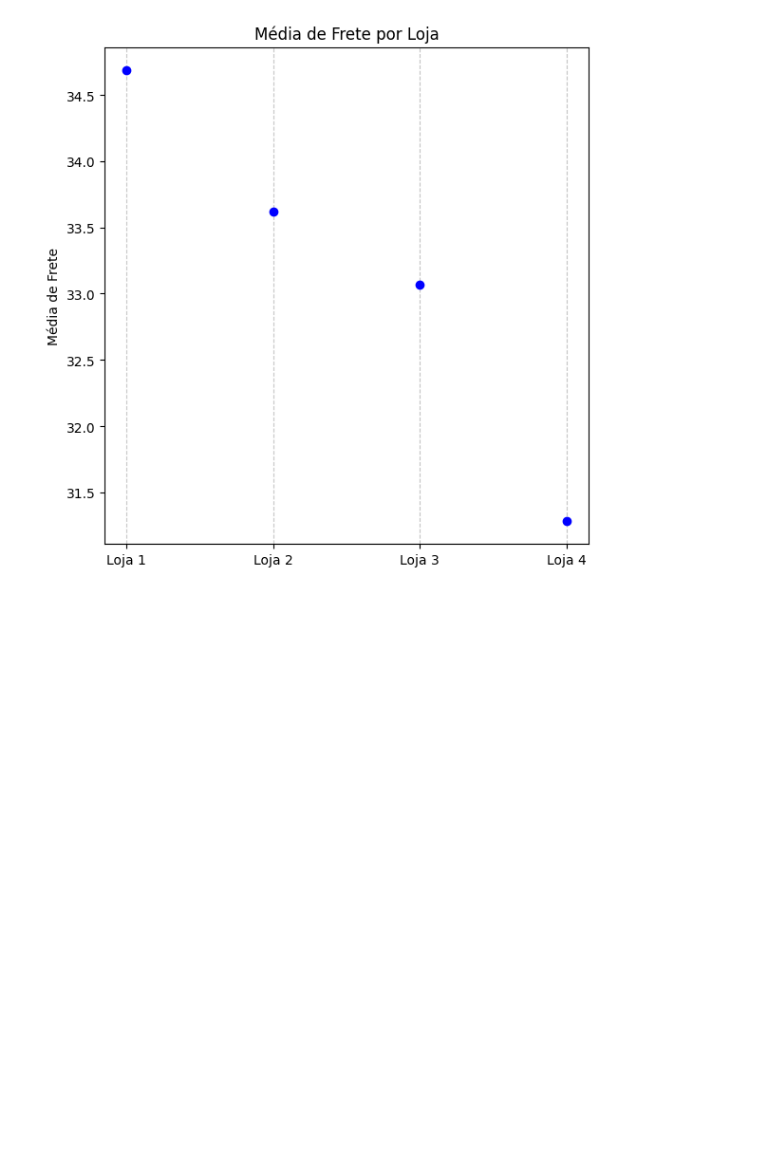
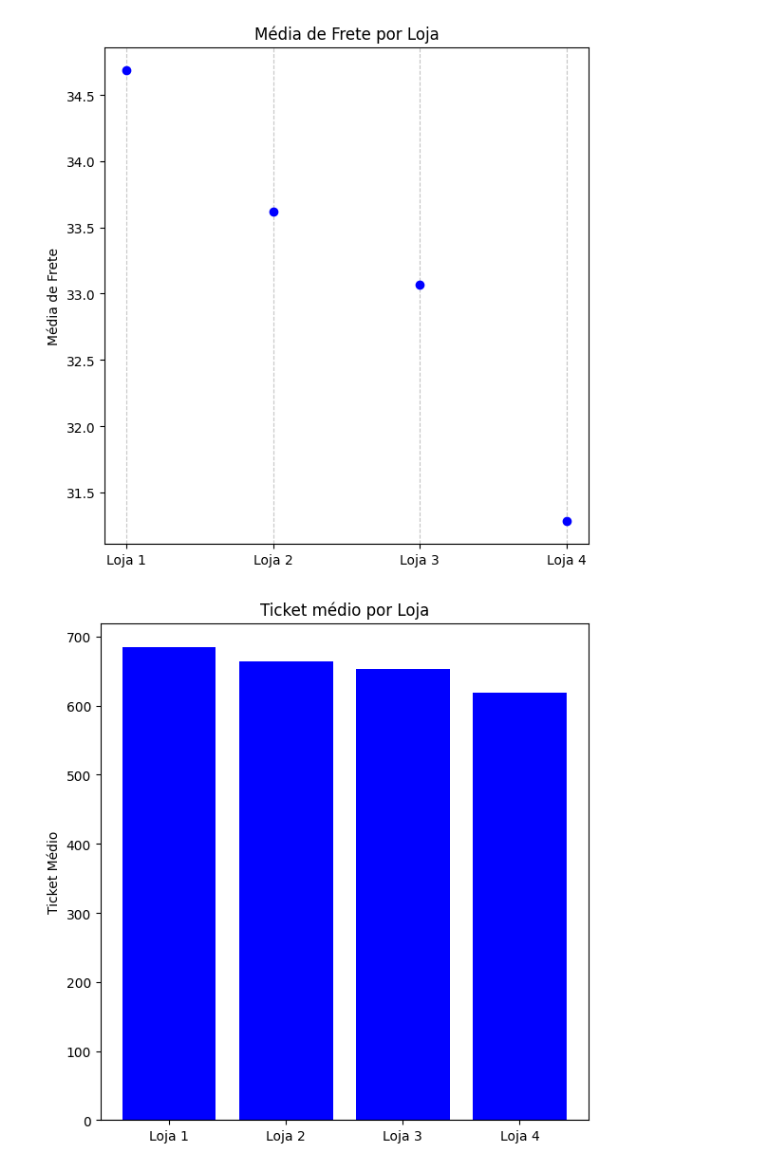
Before and after one commit to rafaelherbster/Alura-Store, a Jupyter notebook: AluraStoreBr.ipynb, the cells around one changed output. Drawn from its saved outputs; the diff is of its cells as text; code cells hidden in the pictures; blank space fills up the shorter version.

```diff
--- a/AluraStoreBr.ipynb
+++ b/AluraStoreBr.ipynb
@@ -503,3 +630,28 @@ def grafico_med_frete(lista: list) -> None:
 grafico_med_frete(lista)
 # %% [output]
 [figure]
+# %%
+def grafico_ticketMedio(lista: list) -> None:
+    """
+    Gera um gráfico de barras com o ticket medio de cada loja.
+
+    Args:
+        lista (list): Lista de DataFrames com a coluna 'Frete' em cada um.
+
+    Returns:
+        None: Apenas exibe o gráfico.
+    """
+    tk_med = ticketMedio(lista)
+    valores = tk_med['Media']
+    lojas = tk_med['Loja']
+
+    plt.figure(figsize=(6, 6))
+    plt.bar(lojas, valores, color='blue')  # pontos no eixo horizontal
+    plt.ylabel('Ticket Médio')
+    plt.title('Ticket médio por Loja')
+    plt.tight_layout()
+    plt.show()
+# %%
+grafico_ticketMedio(lista)
+# %% [output]
+[figure, added]
```
Also changed, not shown: parts of 11 cells of this notebook.
